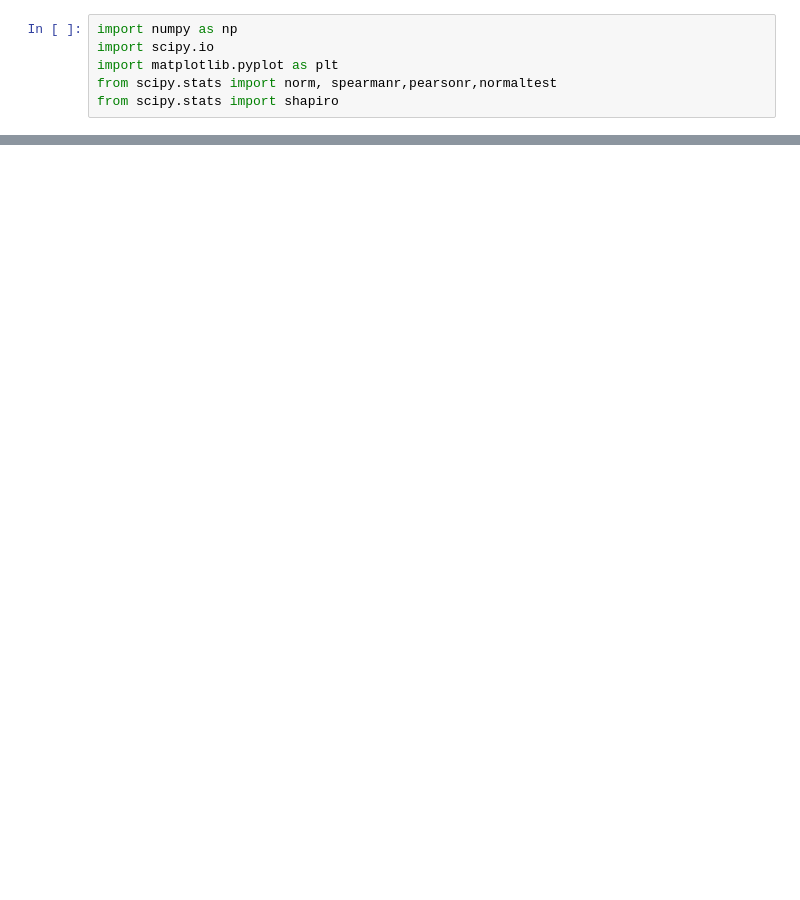
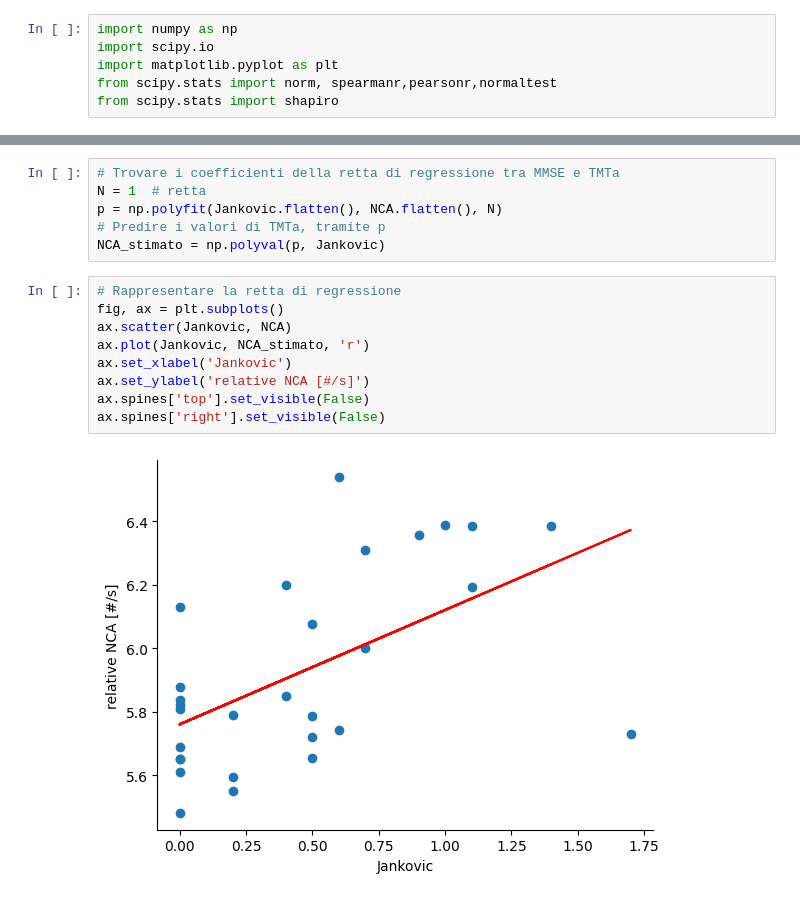
Before and after one commit to francescodesantis/corso_progetto, a Jupyter notebook: statistica_esercitazione2/python/Esercizio_3.ipynb, the cells around one changed output, grey strips where cells are left out. Cells and saved outputs as stored; diff of their text form; blank space fills up the shorter version.

```diff
--- a/statistica_esercitazione2/python/Esercizio_3.ipynb
+++ b/statistica_esercitazione2/python/Esercizio_3.ipynb
@@ -56,0 +56,17 @@ pval
+# %%
+# Trovare i coefficienti della retta di regressione tra MMSE e TMTa
+N = 1  # retta
+p = np.polyfit(Jankovic.flatten(), NCA.flatten(), N)
+# Predire i valori di TMTa, tramite p
+NCA_stimato = np.polyval(p, Jankovic)
+# %%
+# Rappresentare la retta di regressione
+fig, ax = plt.subplots()
+ax.scatter(Jankovic, NCA)
+ax.plot(Jankovic, NCA_stimato, 'r')
+ax.set_xlabel('Jankovic')
+ax.set_ylabel('relative NCA [#/s]')
+ax.spines['top'].set_visible(False)
+ax.spines['right'].set_visible(False)
+# %% [output]
+[figure, added]
```
Also changed, not shown: parts of 11 cells of this notebook, 5 other files.
